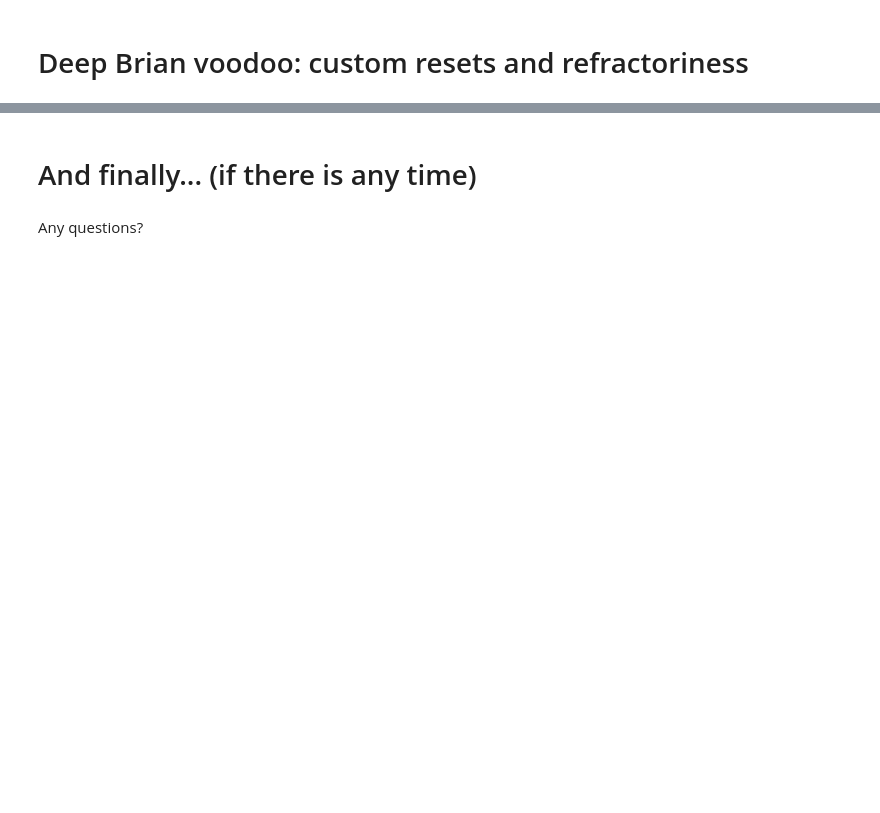
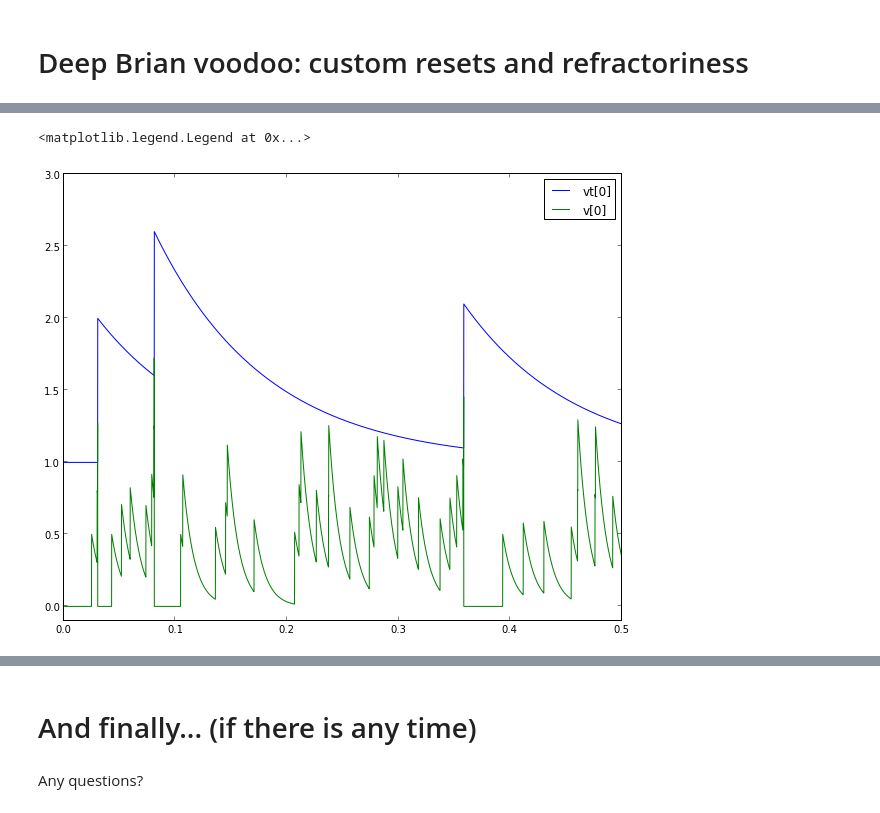
Before and after one commit to brian-team/brian-material, a Jupyter notebook: 2013-CNS-tutorial/06-best-practice/Brian-tutorial-CNS-July-2013.ipynb, the cells around one changed output, grey strips where cells are left out. Saved outputs shown, nothing was run; the diff lists cells and outputs as text; code cells hidden in the pictures; blank space fills up the shorter version.

```diff
--- a/2013-CNS-tutorial/06-best-practice/Brian-tutorial-CNS-July-2013.ipynb
+++ b/2013-CNS-tutorial/06-best-practice/Brian-tutorial-CNS-July-2013.ipynb
@@ -728,0 +787,21 @@ TODO
+# %%
+brianreset()
+eqs = '''
+dv/dt = -v/(10*ms) : 1
+dvt/dt = (1-vt)/(100*ms) : 1
+'''
+def reset(G, spikes):
+    G.vt[spikes] += 1
+    G.v[spikes] = 0
+inp = PoissonGroup(1, 100*Hz)
+refrac = SimpleCustomRefractoriness(reset, 10*ms, 'v')
+G = NeuronGroup(1, eqs, threshold='v>vt', reset=refrac)
+G.vt = 1
+C = Connection(inp, G, 'v', weight=0.5)
+M = MultiStateMonitor(G, record=True)
+run(500*ms)
+figure(figsize=(10, 8))
+M.plot()
+ylim(-0.1, 3.0)
+legend()
+# %% [output]
@@ -728,0 +809,2 @@ TODO
+<matplotlib.legend.Legend at 0x...>
+[figure, added]
```
Also changed, not shown: parts of 28 cells of this notebook.
